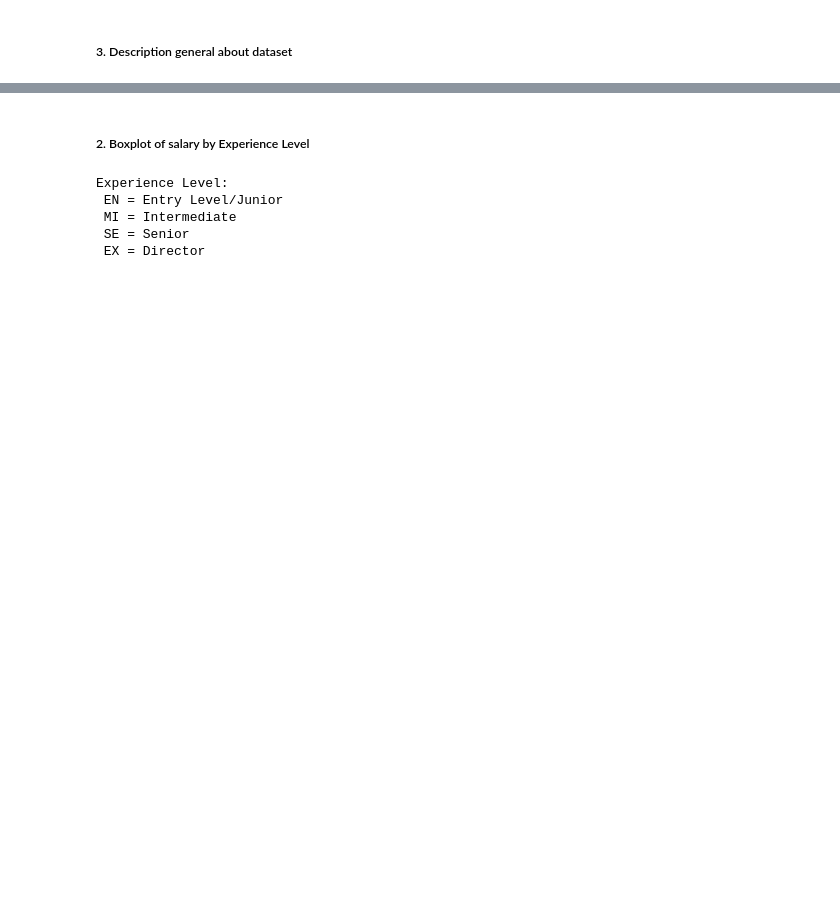
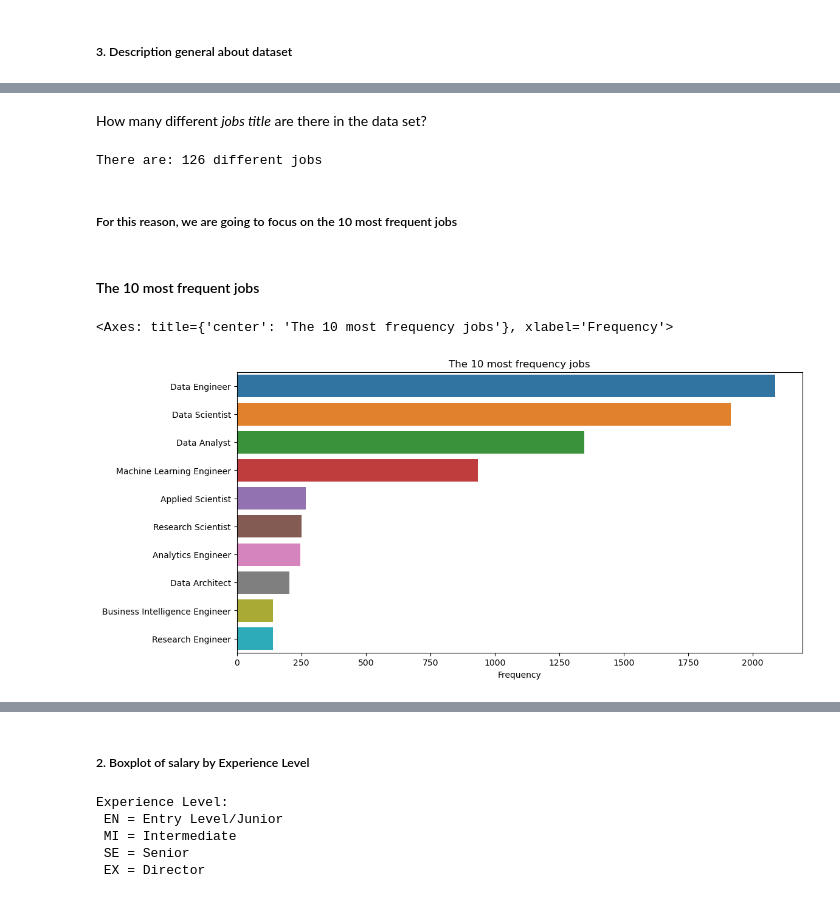
Before and after one commit to MayraVillarrubia/data-analysis, a Jupyter notebook: global_salaries_in_data/analysis_global_salaries.ipynb, the cells around one changed output, grey strips where cells are left out. Saved outputs shown, nothing was run; the diff lists cells and outputs as text; code cells hidden in the pictures; blank space fills up the shorter version.

```diff
--- a/global_salaries_in_data/analysis_global_salaries.ipynb
+++ b/global_salaries_in_data/analysis_global_salaries.ipynb
@@ -78,0 +93,6 @@ max    2023.000000  3.040000e+07  450000.000000    100.000000
+# %% [markdown]
+How many different *jobs title* are there in the data set?
+# %%
+print ('There are:',len(data_salaries['job_title'].unique()), 'different jobs')
+# %% [output]
+There are: 126 different jobs
@@ -78,0 +102,13 @@ max    2023.000000  3.040000e+07  450000.000000    100.000000
+# %% [markdown]
+##### For this reason, we are going to focus on the 10 most frequent jobs
+# %% [markdown]
+#### The 10 most frequent jobs
+# %%
+most_frequency_jobs = data_salaries['job_title'].value_counts().head(10)
+plt.figure(figsize=(12,6))
+plt.title('The 10 most frequency jobs')
+plt.xlabel('Frequency')
+sns.barplot(x=most_frequency_jobs.values, y=most_frequency_jobs.index)
+# %% [output]
+<Axes: title={'center': 'The 10 most frequency jobs'}, xlabel='Frequency'>
+[figure, added]
```
Also changed, not shown: parts of 17 cells of this notebook.
